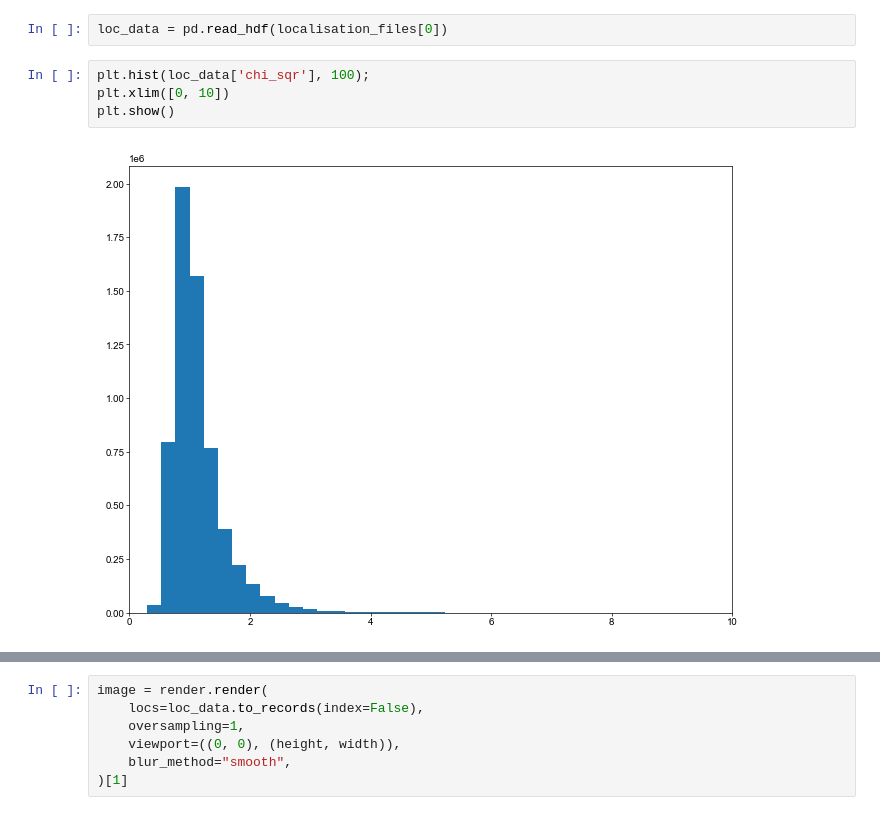
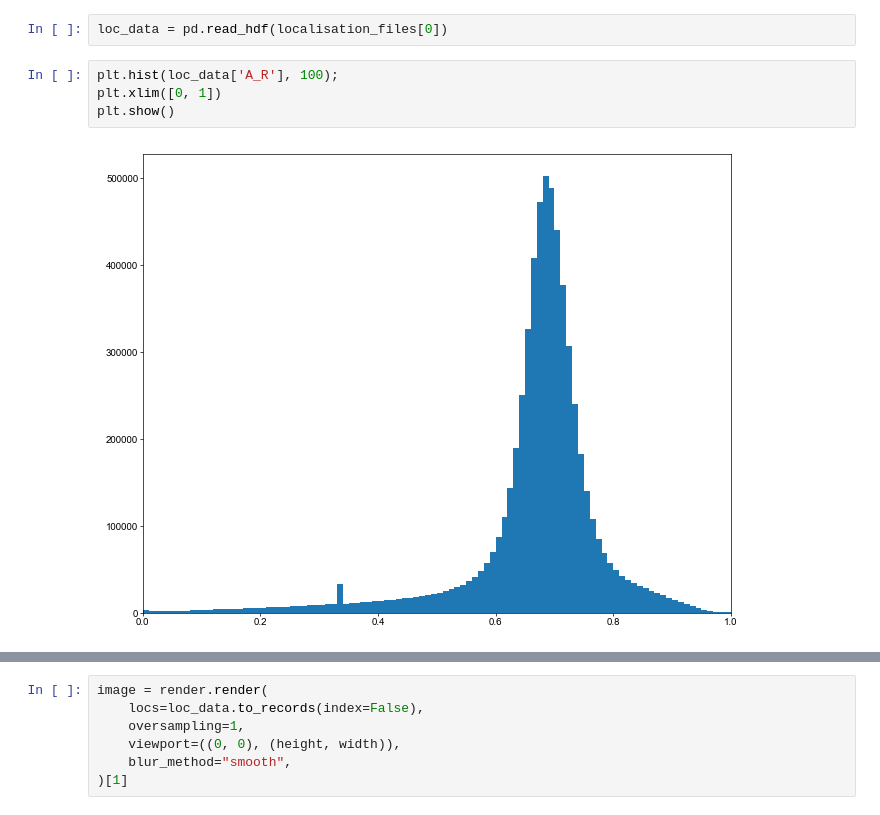
Before and after one commit to TheLeeLab/pyS3M, a Jupyter notebook: notebooks/superres_dna_paint_cells/DNA_PAINT_Cells_PostAnalysis_CF640_ATTO655.ipynb, the cells around one changed output, grey strips where cells are left out. Cells and saved outputs as stored; diff of their text form.

```diff
--- a/notebooks/superres_dna_paint_cells/DNA_PAINT_Cells_PostAnalysis_CF640_ATTO655.ipynb
+++ b/notebooks/superres_dna_paint_cells/DNA_PAINT_Cells_PostAnalysis_CF640_ATTO655.ipynb
@@ -109,11 +109,11 @@ n_frames = IO.metadata_nframes_reader_imageJ(metadata_files[0])
 # %%
 loc_data = pd.read_hdf(localisation_files[0])
 # %%
-plt.hist(loc_data['chi_sqr'], 100);
-plt.xlim([0, 10])
+plt.hist(loc_data['A_R'], 100);
+plt.xlim([0, 1])
 plt.show()
 # %% [output]
-[figure, old version]
+[figure, new version]
 # %%
 loc_data = loc_data[loc_data["xc_err"] < 60/72]
 loc_data = loc_data[loc_data["yc_err"] < 60/72]
```
Also changed, not shown: parts of 4 cells of this notebook.
